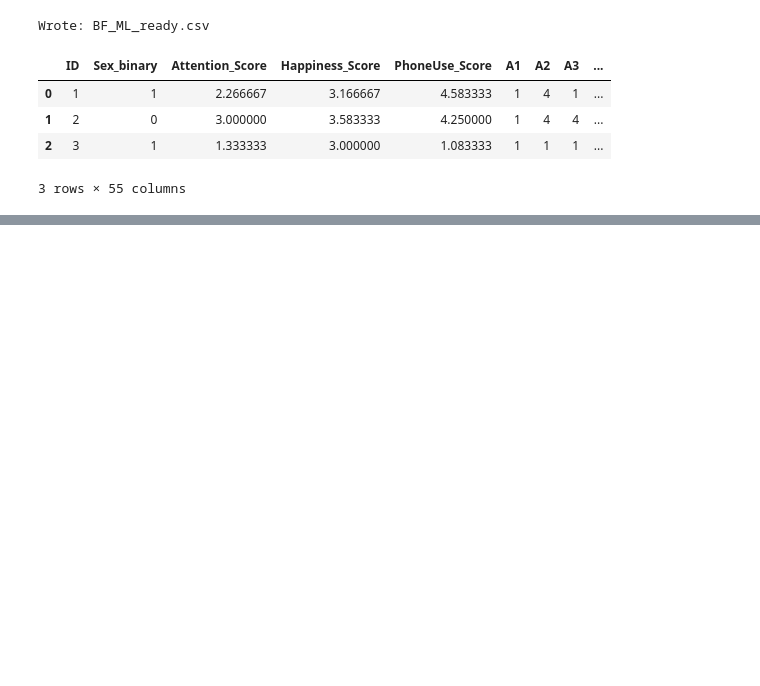
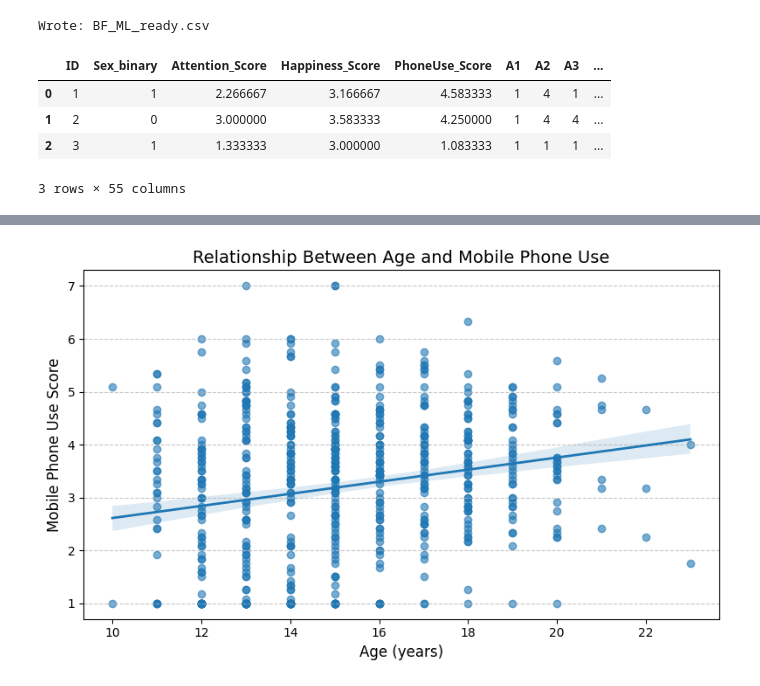
Before and after one commit to Sakacogu/BF_survey, a Jupyter notebook: BF_notebook.ipynb, the cells around one changed output, grey strips where cells are left out. Cells and saved outputs as stored; diff of their text form; code cells hidden in the pictures; blank space fills up the shorter version.

```diff
--- a/BF_notebook.ipynb
+++ b/BF_notebook.ipynb
@@ -720,0 +812,83 @@ Wrote: BF_ML_ready.csv
+# %%
+# Import required libraries
+import pandas as pd
+import numpy as np
+import seaborn as sns
+import matplotlib.pyplot as plt
+
+# --- Load (skip if already loaded) ---
+df_final = pd.read_csv("BF_ML_ready.csv")
+
+# --- Standardize column names once ---
+df_final.columns = df_final.columns.str.strip().str.lower()
+
+# --- Auto-detect column names ---
+# candidates to be safe across versions
+age_candidates   = ['age', 'age_years', 'student_age']
+phone_candidates = ['mobile_phone_score', 'phoneuse_score', 't_score', 'phone_score']
+
+def pick(col_options, cols):
+    for c in col_options:
+        if c in cols:
+            return c
+    raise KeyError(f"None of {col_options} found in columns: {list(cols)[:15]} ...")
+
+age_col   = pick(age_candidates,   df_final.columns)
+phone_col = pick(phone_candidates, df_final.columns)
+
+print(f"Using columns -> age: '{age_col}', phone use: '{phone_col}'")
+
+# --- Basic sanity: numeric casting (no errors if already numeric) ---
+df_final[age_col]   = pd.to_numeric(df_final[age_col], errors='coerce')
+df_final[phone_col] = pd.to_numeric(df_final[phone_col], errors='coerce')
+
+# =========================
+# 1) Scatter + regression
+# =========================
+plt.figure(figsize=(8, 5))
+sns.regplot(
+    data=df_final, x=age_col, y=phone_col,
+    scatter_kws={'alpha':0.6}, line_kws={'linewidth':2}
+)
+plt.title("Relationship Between Age and Mobile Phone Use", fontsize=14)
+plt.xlabel("Age (years)", fontsize=12)
+plt.ylabel("Mobile Phone Use Score", fontsize=12)
+plt.grid(axis='y', linestyle='--', alpha=0.7)
+plt.tight_layout()
+plt.show()
+
+# Save for Overleaf (optional)
+plt.savefig("fig_phoneuse_vs_age.png", dpi=300, bbox_inches='tight')
+
+# =========================
+# 2) Boxplot by age groups
+# =========================
+# Create age groups using fixed bins if range is 8–21, else use quantiles
+age_min, age_max = df_final[age_col].min(), df_final[age_col].max()
+
+if age_min >= 7 and age_max <= 22:
+    bins   = [7, 10, 13, 16, 19, 22]
+    labels = ['8–10', '11–13', '14–16', '17–19', '20–21']
+else:
+    # fallback: 5 quantile-based groups with readable labels
+    q = df_final[age_col].quantile([0, .2, .4, .6, .8, 1.0]).values
+    bins   = np.unique(q)  # ensure strictly increasing
+    labels = [f"{int(bins[i])}–{int(bins[i+1])}" for i in range(len(bins)-1)]
+
+df_final['age_group'] = pd.cut(df_final[age_col], bins=bins, labels=labels, include_lowest=True)
+
+plt.figure(figsize=(8, 5))
+sns.boxplot(
+    data=df_final, x='age_group', y=phone_col, palette='pastel', showmeans=True,
+    meanprops={"marker":"o","markerfacecolor":"black","markeredgecolor":"black"}
+)
+plt.title("Mobile Phone Use by Age Group", fontsize=14)
+plt.xlabel("Age Group (years)", fontsize=12)
+plt.ylabel("Mobile Phone Use Score", fontsize=12)
+plt.grid(axis='y', linestyle='--', alpha=0.7)
+plt.tight_layout()
+plt.show()
+
+# Save for Overleaf (optional)
+plt.savefig("fig_phoneuse_by_agegroup.png", dpi=300, bbox_inches='tight')
+# %% [output]
@@ -720,0 +896 @@ Wrote: BF_ML_ready.csv
+[figure, added]
```
Also changed, not shown: parts of 5 cells of this notebook.
